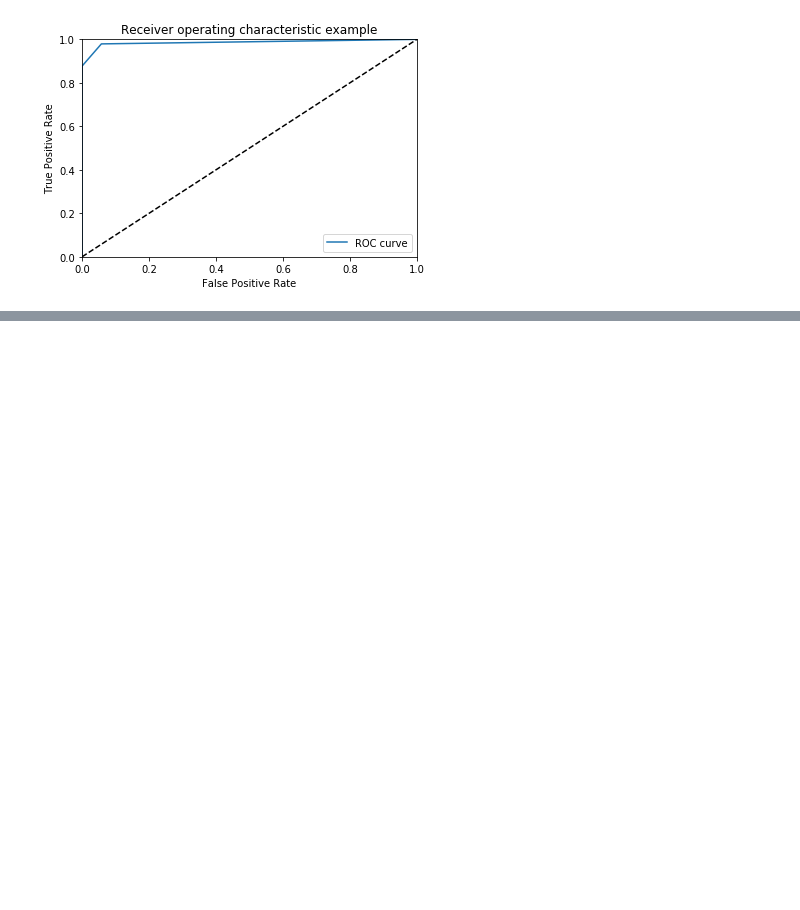
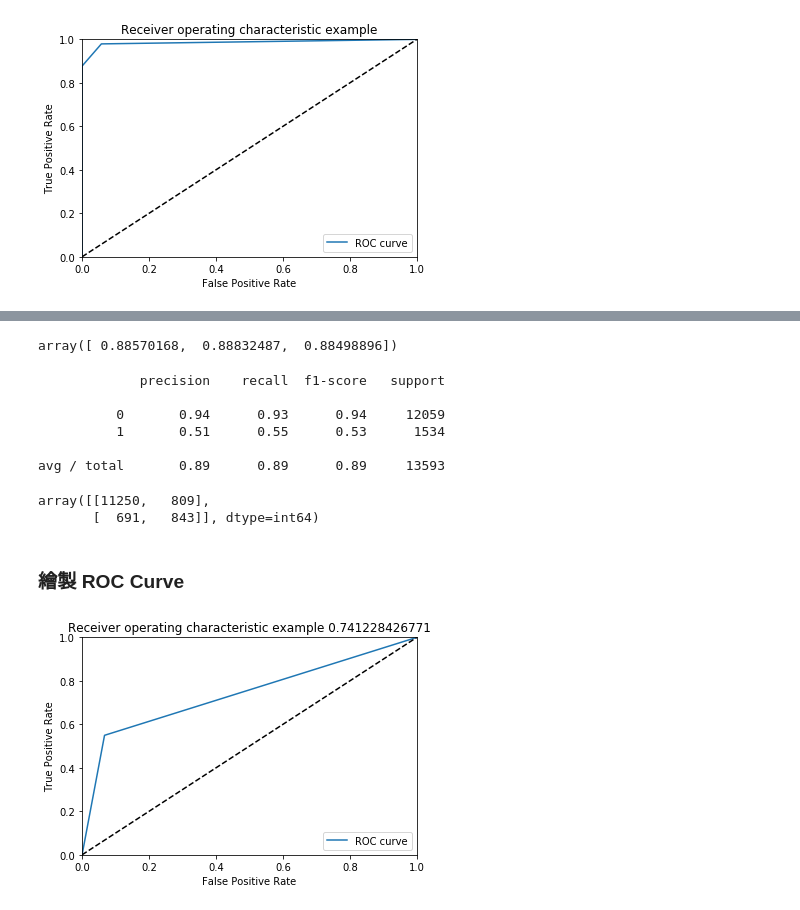
Before and after one commit to ywchiu/pyfintech, a Jupyter notebook: Demo20171026.ipynb, the cells around one changed output, grey strips where cells are left out. Saved outputs shown, nothing was run; the diff lists cells and outputs as text; code cells hidden in the pictures; blank space fills up the shorter version.

```diff
--- a/Demo20171026.ipynb
+++ b/Demo20171026.ipynb
@@ -472,0 +656,4 @@ plt.show()
+# %%
+from sklearn.model_selection import train_test_split
+data   = bank_df.drop('y', axis = 1)
+target = bank_df['y']
@@ -472,0 +668,2 @@ plt.show()
+# %%
+train_X, test_X, train_y, test_y = train_test_split(data, target, test_size = 0.33,random_state=123)
@@ -472,0 +676,4 @@ plt.show()
+# %%
+from sklearn.tree import DecisionTreeClassifier
+clf = DecisionTreeClassifier(random_state=0)
+clf.fit(train_X, train_y)
@@ -472,0 +694,43 @@ plt.show()
+# %%
+cross_val_score(clf, test_X, test_y)
+# %% [output]
+array([ 0.88570168,  0.88832487,  0.88498896])
+# %%
+from sklearn.metrics import classification_report
+predicted = clf.predict(test_X)
+print(classification_report(test_y, predicted))
+# %% [output]
+             precision    recall  f1-score   support
+
+          0       0.94      0.93      0.94     12059
+          1       0.51      0.55      0.53      1534
+
+avg / total       0.89      0.89      0.89     13593
+# %%
+from sklearn.metrics import confusion_matrix
+confusion_matrix(test_y, predicted)
+# %% [output]
+array([[11250,   809],
+       [  691,   843]], dtype=int64)
+# %% [markdown]
+### 繪製 ROC Curve
+# %%
+from sklearn.metrics import roc_curve ,auc
+probas_=clf.fit(train_X,train_y).predict_proba(test_X)
+fpr,tpr,thresholds=roc_curve(test_y,probas_[:,1])
+# %%
+import matplotlib.pyplot as plt
+
+roc_auc = auc(fpr, tpr)
+
+plt.plot(fpr, tpr,label='ROC curve')
+plt.plot([0,1],[0,1],'k--')
+plt.xlim([0.0,1.0])
+plt.ylim([0.0,1.0])
+plt.xlabel('False Positive Rate')
+plt.ylabel('True Positive Rate')
+plt.title('Receiver operating characteristic example %s'%(roc_auc))
+plt.legend(loc="lower right")
+plt.show()
+# %% [output]
+[figure, added]
```
Also changed, not shown: parts of 34 cells of this notebook.
